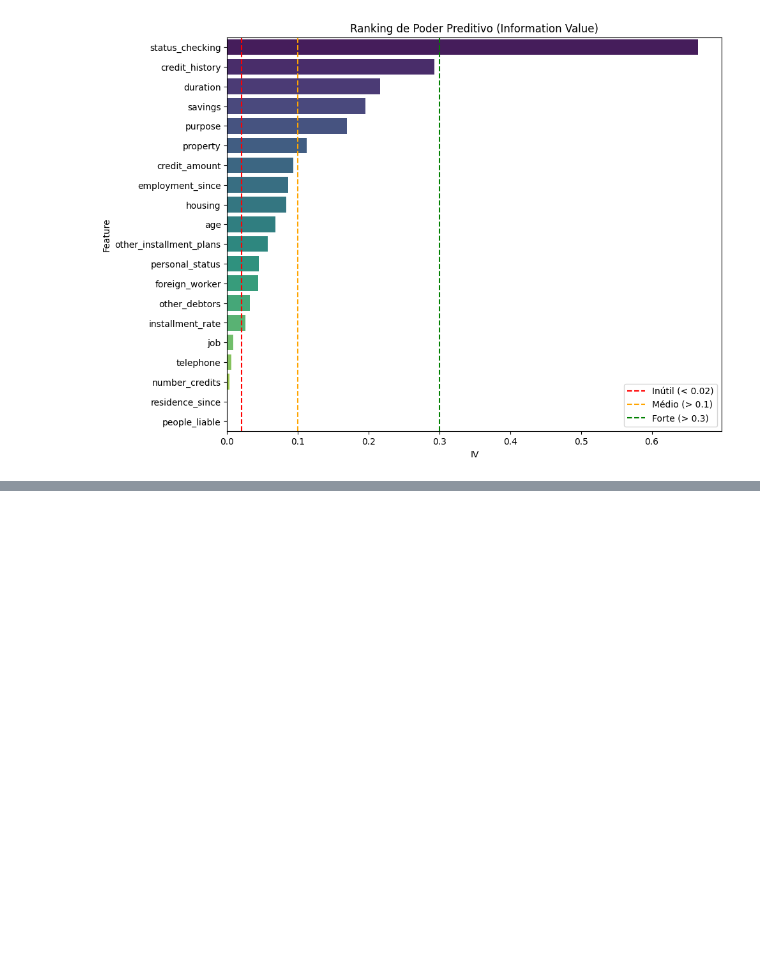
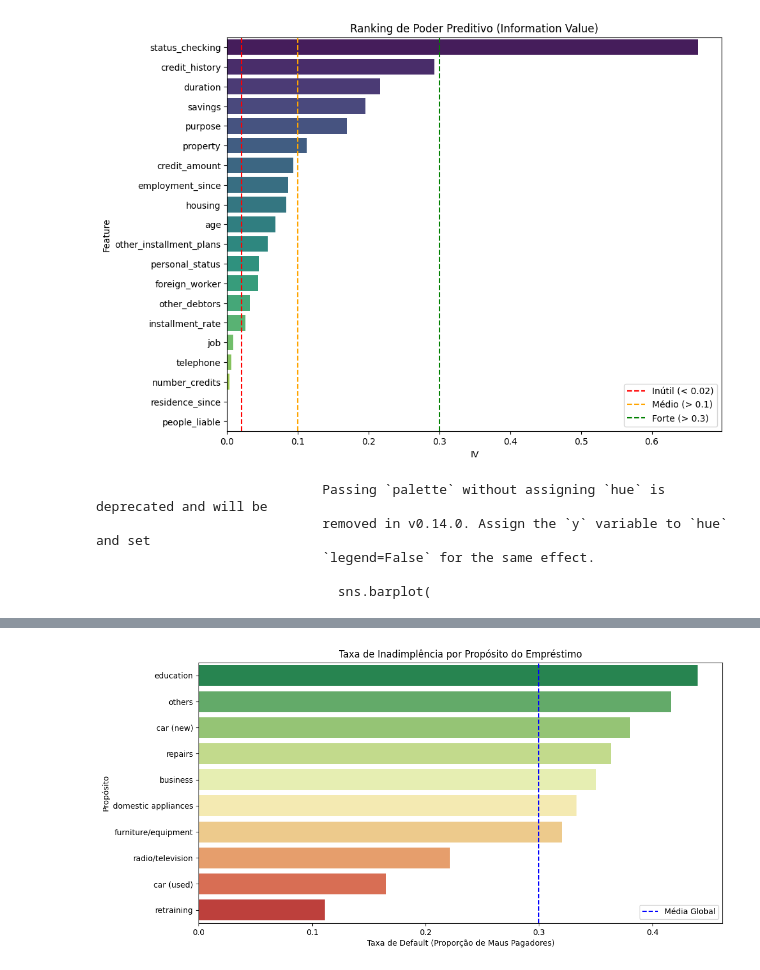
Before and after one commit to vilquer/credit-risk-kedro, a Jupyter notebook: german-credit-risk/notebooks/EDA.ipynb, the cells around one changed output, grey strips where cells are left out. Saved outputs shown, nothing was run; the diff lists cells and outputs as text; code cells hidden in the pictures; blank space fills up the shorter version.

```diff
--- a/german-credit-risk/notebooks/EDA.ipynb
+++ b/german-credit-risk/notebooks/EDA.ipynb
@@ -101,13 +85,6 @@ Name: credit_risk, Length: 1000, dtype: int64
 Antes de qualquer coisa, precisamos ver o desbalanceamento.
 Em risco de crédito, a proporção entre "Bons" (0) e "Maus" (1) dita a estratégia de modelagem.
 # %%
-import seaborn as sns
-import matplotlib.pyplot as plt
-
-# Lembre-se que já mapeamos o target no node,
-# se estiver lendo o 'raw', aplique o replace primeiro:
-data["credit_risk"] = data["credit_risk"].replace({1: 0, 2: 1})
-
 plt.figure(figsize=(8, 5))
 sns.countplot(x='credit_risk', data=data, palette='viridis')
 plt.title('Distribuição do Risco de Crédito (0: Bom, 1: Default)')
@@ -231,3 +206,35 @@ plt.show()
                                sns.barplot(x='IV', y='Feature', data=df_iv, palette='viridis')
 [interactive output not drawn]
 [figure]
+# %%
+# Calculando a taxa de inadimplência média por propósito
+# Como credit_risk é 0 (Bom) e 1 (Mau), a média é a própria taxa de default
+default_by_purpose = (
+    data.groupby("purpose")["credit_risk"]
+    .mean()
+    .sort_values(ascending=False)
+    .reset_index()
+)
+
+plt.figure(figsize=(12, 6))
+sns.barplot(
+    x="credit_risk",
+    y="purpose",
+    data=default_by_purpose,
+    palette="RdYlGn_r"  # Cores de semáforo: vermelho para maior risco
+)
+
+# Adicionando uma linha vertical com a média geral para comparação
+plt.axvline(data["credit_risk"].mean(), color='blue', linestyle='--', label='Média Global')
+
+plt.title('Taxa de Inadimplência por Propósito do Empréstimo')
+plt.xlabel('Taxa de Default (Proporção de Maus Pagadores)')
+plt.ylabel('Propósito')
+plt.legend()
+plt.show()
+# %% [output]
+                             Passing `palette` without assigning `hue` is deprecated and will be
+                             removed in v0.14.0. Assign the `y` variable to `hue` and set
+                             `legend=False` for the same effect.
+
+                               sns.barplot(
@@ -233,0 +242 @@ plt.show()
+[figure, added]
```
Also changed, not shown: parts of 10 cells of this notebook, 5 other files.
